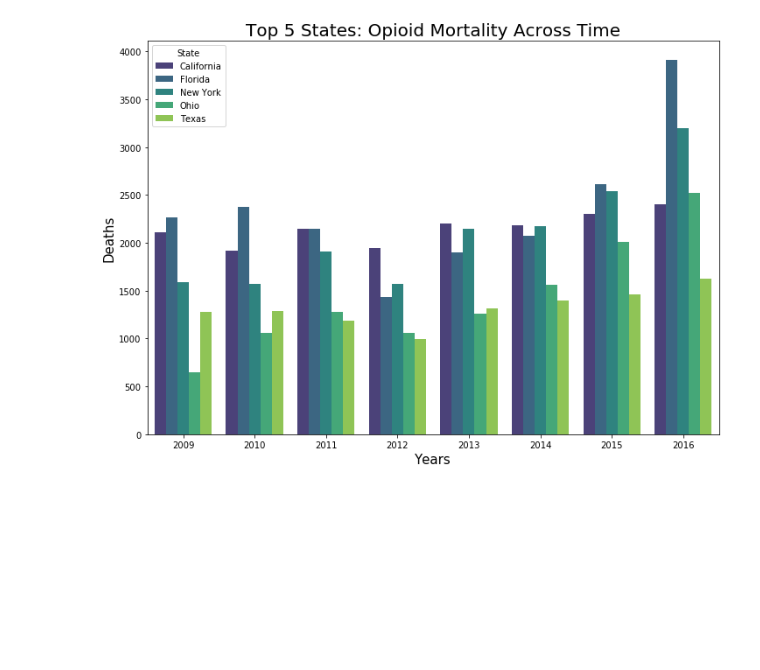
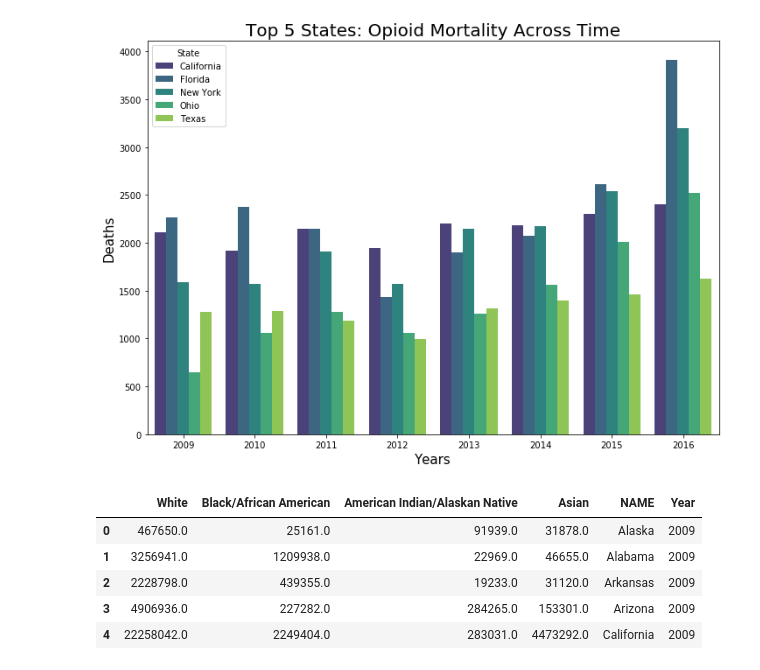
Before and after one commit to DataSteph/Opioid-Analysis-, a Jupyter notebook: CDC_Cencus_Analysis_Visuals.ipynb, the cells around one changed output. Cells and saved outputs as stored; diff of their text form; code cells hidden in the pictures; blank space fills up the shorter version.

```diff
--- a/CDC_Cencus_Analysis_Visuals.ipynb
+++ b/CDC_Cencus_Analysis_Visuals.ipynb
@@ -352,3 +352,13 @@ plt.title ("Top 5 States: Opioid Mortality Across Time", size=20)
 # %% [output]
 <matplotlib.text.Text at 0x...>
 [figure]
+# %%
+race_pop_df = pd.read_csv("race_population.csv")
+race_pop_df.head()
+# %% [output]
+|  | White | Black/African American | American Indian/Alaskan Native | Asian | NAME | Year |
+| 0 | 467650.0 | 25161.0 | 91939.0 | 31878.0 | Alaska | 2009 |
+| 1 | 3256941.0 | 1209938.0 | 22969.0 | 46655.0 | Alabama | 2009 |
+| 2 | 2228798.0 | 439355.0 | 19233.0 | 31120.0 | Arkansas | 2009 |
+| 3 | 4906936.0 | 227282.0 | 284265.0 | 153301.0 | Arizona | 2009 |
+| 4 | 22258042.0 | 2249404.0 | 283031.0 | 4473292.0 | California | 2009 |
```
Also changed, not shown: parts of 6 cells of this notebook, 1 other file.
